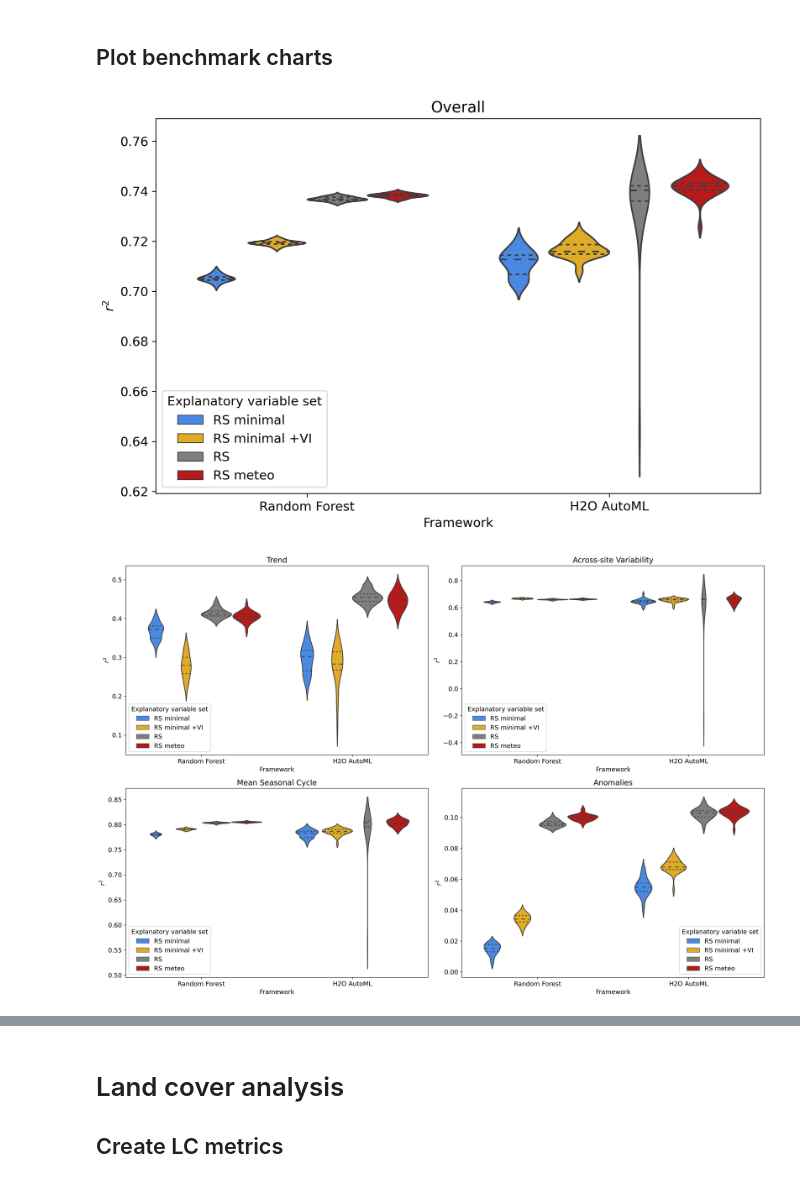
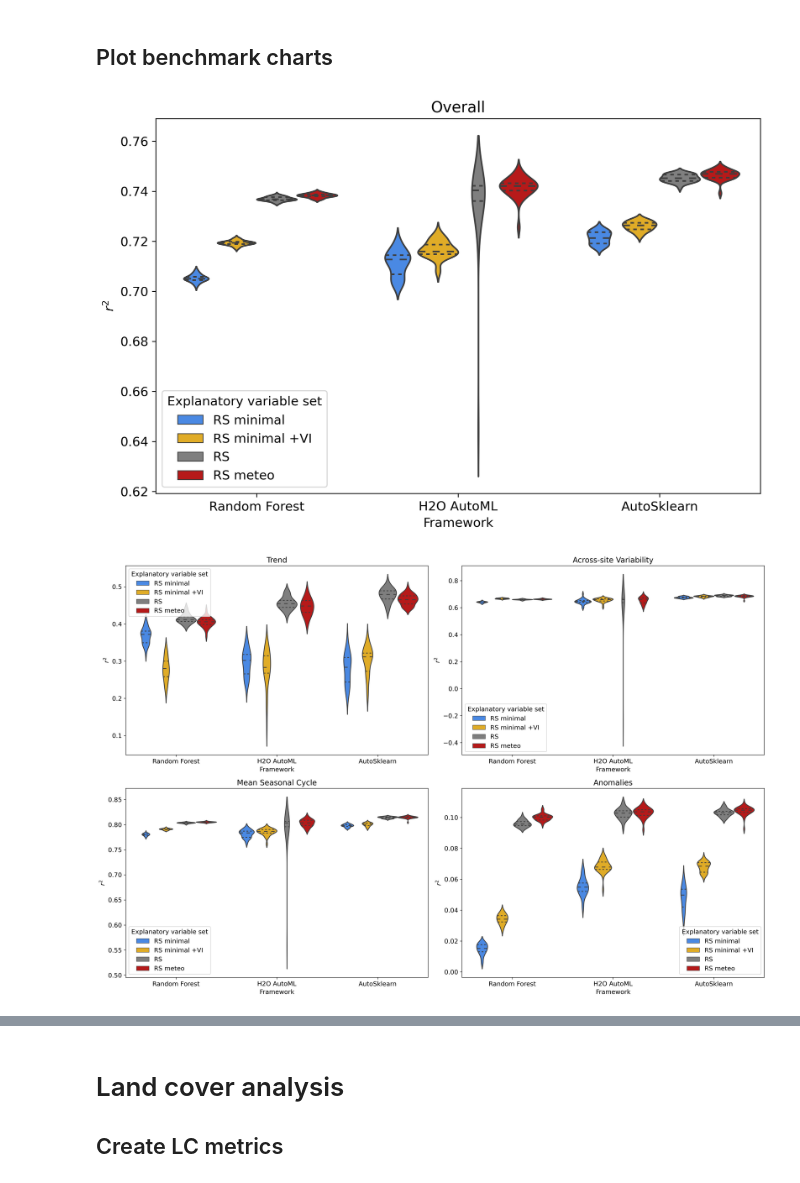
Before and after one commit to mxgbr/gpp_upscaling, a Jupyter notebook: 02_benchmark.ipynb, the cells around one changed output, grey strips where cells are left out. Saved outputs shown, nothing was run; the diff lists cells and outputs as text; code cells hidden in the pictures.

```diff
--- a/02_benchmark.ipynb
+++ b/02_benchmark.ipynb
@@ -6,23 +7,23 @@ import modules.utils as utils
 # TS decomposition analysis
 ## Create metric CSV
 # %%
-df = analysis.eval_metrics('2022110213583128', out_path='analysis/benchmark/', min_months=24)
+df = analysis.eval_metrics('2022110413591449', out_path='analysis/benchmark/', min_months=24)
 # %% [markdown]
 ## Plot benchmark charts
 # %%
-exp_ids = [2022102313544246, 2022102313544325, 2022110213583060, 2022110213583128, 2022102513552709, 2022102513552801, 2022103113574994, 2022103113574896]
-var_sets = ['RS minimal', 'RS minimal', 'RS minimal +VI', 'RS minimal +VI', 'RS', 'RS', 'RS meteo', 'RS meteo']
-frameworks = ['Random Forest', 'H2O AutoML', 'Random Forest', 'H2O AutoML', 'Random Forest', 'H2O AutoML', 'Random Forest', 'H2O AutoML']
+exp_ids = [2022102313544246, 2022102313544325, 2022110413591325, 2022110213583060, 2022110213583128, 2022110413591387, 2022102513552709, 2022102513552801, 2022110313584614, 2022103113574994, 2022103113574896, 2022110413591449]
+var_sets = ['RS minimal', 'RS minimal', 'RS minimal', 'RS minimal +VI', 'RS minimal +VI', 'RS minimal +VI', 'RS', 'RS', 'RS', 'RS meteo', 'RS meteo', 'RS meteo']
+frameworks = ['Random Forest', 'H2O AutoML', 'AutoSklearn', 'Random Forest', 'H2O AutoML', 'AutoSklearn', 'Random Forest', 'H2O AutoML', 'AutoSklearn', 'Random Forest', 'H2O AutoML', 'AutoSklearn']
 
 frames =[]
 for idx, exp_id in enumerate(exp_ids):
     df = pd.read_csv('analysis/benchmark/' + str(exp_id) + '/metrics.csv')
     df['Explanatory variable set'] = var_sets[idx]
     df['Framework'] = frameworks[idx]
     frames.append(df)
 
 df = pd.concat(frames)
 analysis.plt_model_comparison(df, 'analysis/benchmark/', 'Explanatory variable set', 'Framework', 'r2_overall')
 # %% [output]
-[figure, old version]
+[figure, new version]
-[figure, old version]
+[figure, new version]
```
Also changed, not shown: parts of 3 cells of this notebook.
